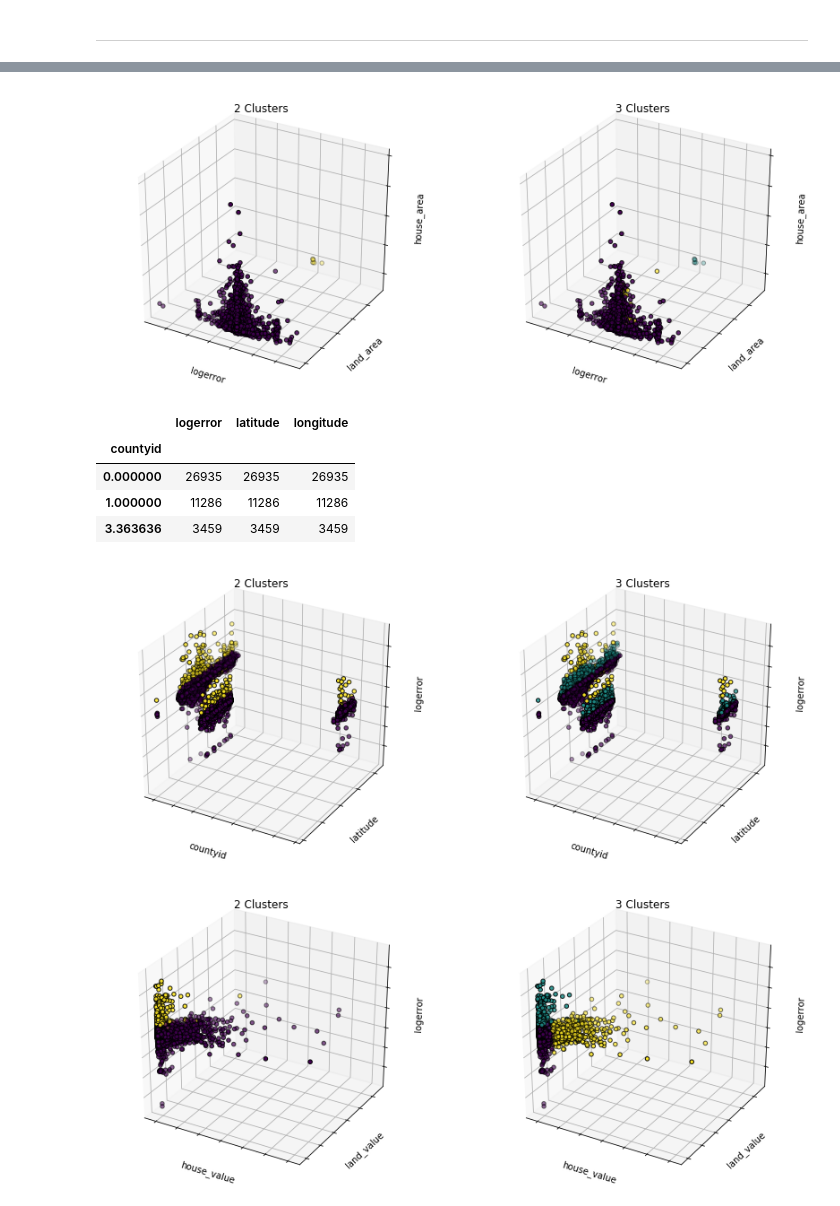
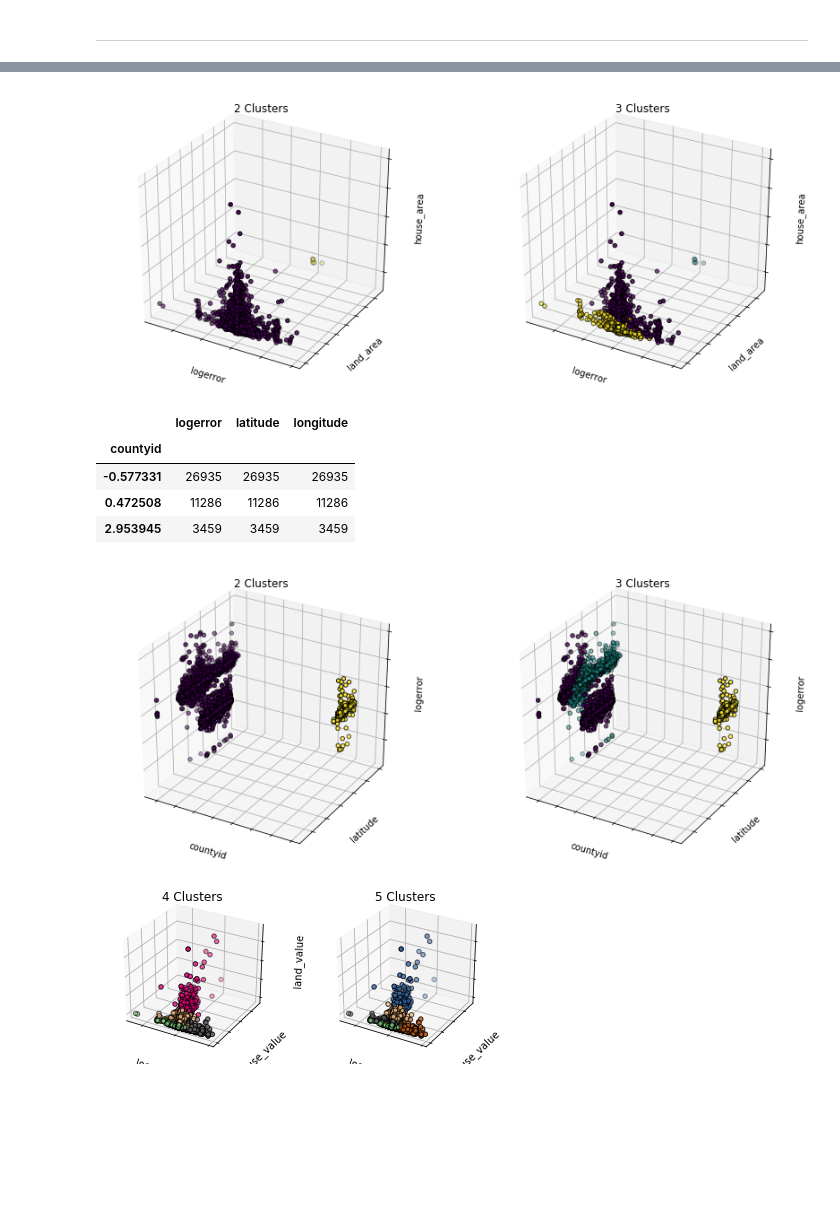
Before and after one commit to RainierCluster/zillow-cluster, a Jupyter notebook: Cris - Rainier-Cluster.ipynb, the cells around one changed output, grey strips where cells are left out. Drawn from its saved outputs; the diff is of its cells as text; code cells hidden in the pictures; blank space fills up the shorter version.

```diff
--- a/Cris - Rainier-Cluster.ipynb
+++ b/Cris - Rainier-Cluster.ipynb
@@ -72,7 +73,7 @@ train_ex = train_ex.drop(columns="transactiondate")
 test_ex = test.copy()
 test_ex = test_ex.drop(columns="transactiondate")
 # %%
-train_ex, test_ex, scaler = split_scale.iqr_robust_scaler(train_ex, test_ex)
+train_ex, test_ex, scaler = split_scale.standard_scaler(train_ex, test_ex)
 # %% [markdown]
 trex is train:
     - without the transaction date
@@ -143,20 +144,3 @@ kmeans = KMeans(n_clusters=10)
 kmeans.fit(train_ex_home[["logerror","land_area","house_area"]])
 
 clusters = pd.DataFrame(kmeans.predict(train_ex_home[["logerror","land_area","house_area"]]))
-# %%
-ks = range(1,11)
-sse = []
-for k in ks:
-    kmeans = KMeans(n_clusters=k)
-    kmeans.fit(train_ex_home[["logerror","land_area","house_area"]])
-
-    # inertia: Sum of squared distances of samples to their closest cluster center.
-    sse.append(kmeans.inertia_)
-
-print(pd.DataFrame(dict(k=ks, sse=sse)))
-
-plt.plot(ks, sse, 'bx-')
-plt.xlabel('k')
-plt.ylabel('SSE')
-plt.title('The Elbow Method to find the optimal k')
-plt.show()
@@ -199,15 +164,15 @@ for ax, (title, kmeans) in zip(axs, estimators):
     ax.set(xlabel='logerror', ylabel='land_area', zlabel='house_area')
     ax.set(title=title)
 # %% [output]
-[figure, old version]
+[figure, new version]
 # %%
 train_ex_loc.groupby("countyid").count()
 # %% [output]
 |  | logerror | latitude | longitude |
 | countyid |  |  |  |
-| 0.000000 | 26935 | 26935 | 26935 |
-| 1.000000 | 11286 | 11286 | 11286 |
-| 3.363636 | 3459 | 3459 | 3459 |
+| -0.577331 | 26935 | 26935 | 26935 |
+| 0.472508 | 11286 | 11286 | 11286 |
+| 2.953945 | 3459 | 3459 | 3459 |
 # %%
 estimators = [('2 Clusters', KMeans(n_clusters=2)),
               ('3 Clusters', KMeans(n_clusters=3))]
@@ -228,27 +193,27 @@ for ax, (title, kmeans) in zip(axs, estimators):
     ax.set(xlabel='countyid', ylabel='latitude', zlabel='logerror')
     ax.set(title=title)
 # %% [output]
-[figure, old version]
+[figure, new version]
 # %%
-estimators = [('2 Clusters', KMeans(n_clusters=2)),
-              ('3 Clusters', KMeans(n_clusters=3))]
+estimators = [('4 Clusters', KMeans(n_clusters=4)),
+              ('5 Clusters', KMeans(n_clusters=5))]
 
-fig, axs = plt.subplots(1, 2, figsize=(14, 6), subplot_kw={'projection': '3d'})
+fig, axs = plt.subplots(1, 2, figsize=(7, 3), subplot_kw={'projection': '3d'})
 
 for ax, (title, kmeans) in zip(axs, estimators):
     # fit the kmeans object
     kmeans.fit(train_ex_val[["logerror","house_value","land_value"]])
 
     labels = kmeans.labels_
 
-    ax.scatter(train_ex_val.house_value,
+    ax.scatter(train_ex_val.logerror,
+               train_ex_val.house_value,
                train_ex_val.land_value,
-               train_ex_val.logerror,
-               c=labels.astype(np.float), edgecolor='k')
+               c=labels.astype(np.float), edgecolor='k',cmap="Accent")
     ax.set(xticklabels=[], yticklabels=[], zticklabels=[])
-    ax.set(xlabel='house_value', ylabel='land_value', zlabel='logerror')
+    ax.set(xlabel='logerror', ylabel='house_value', zlabel='land_value')
     ax.set(title=title)
 
 #     train_ex_val = train_ex[["logerror","house_value","land_value","whole_value","taxrate"]]
 # %% [output]
-[figure, old version]
+[figure, new version]
```
Also changed, not shown: parts of 42 cells of this notebook.
